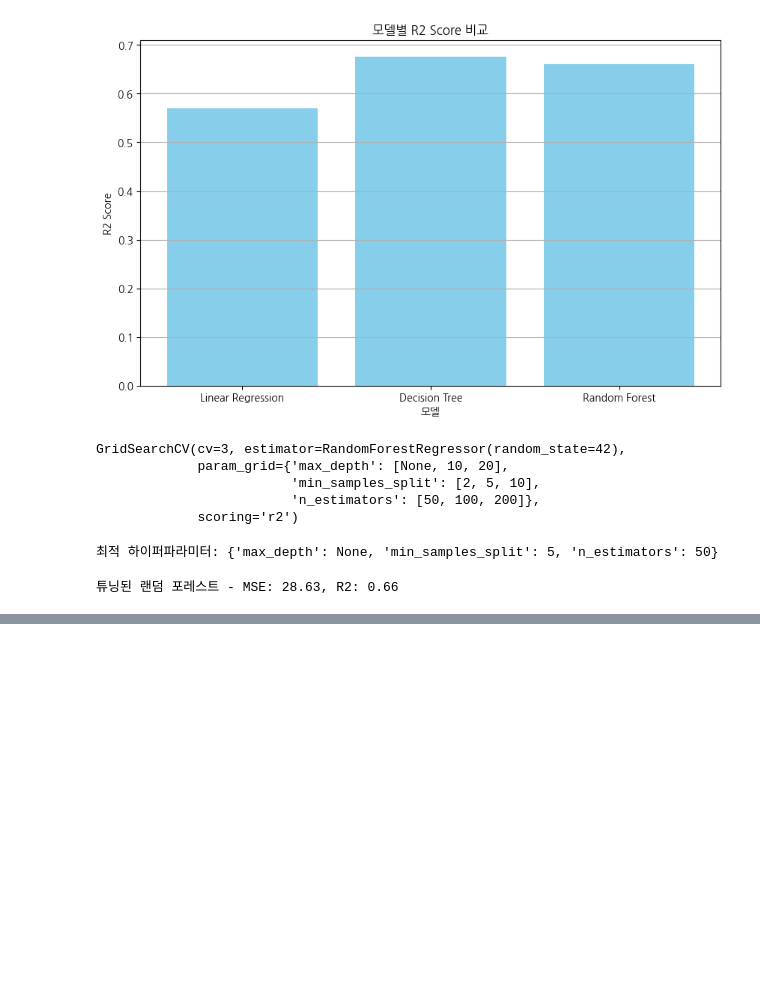
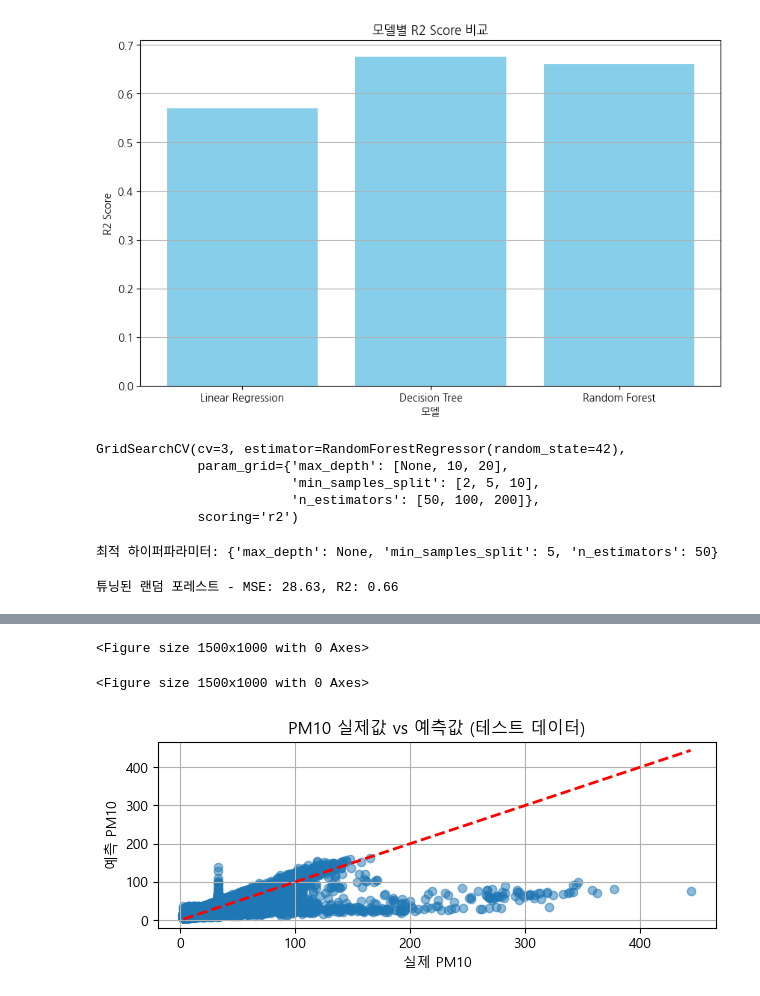
Before and after one commit to PlaidMoon99/AI_project, a Jupyter notebook: LinerRegression.ipynb, the cells around one changed output, grey strips where cells are left out. Saved outputs shown, nothing was run; the diff lists cells and outputs as text; code cells hidden in the pictures; blank space fills up the shorter version.

```diff
--- a/LinerRegression.ipynb
+++ b/LinerRegression.ipynb
@@ -1530,0 +1617,5 @@ print(f"튜닝된 랜덤 포레스트 - MSE: {tuned_rf_mse:.2f}, R2: {tuned_rf_r
+# %%
+# PM10 model
+features_pm10 = ['pm2.5', 'hour', 'day_of_week', 'month'] + [col for col in df_encoded.columns if col.startswith('area_')]
+X_pm10 = df_encoded[features_pm10]
+y_pm10 = df_encoded['pm10']
@@ -1530,0 +1628,10 @@ print(f"튜닝된 랜덤 포레스트 - MSE: {tuned_rf_mse:.2f}, R2: {tuned_rf_r
+# %%
+# 데이터 분할
+X_train_pm10, X_test_pm10, y_train_pm10, y_test_pm10 = train_test_split(X_pm10, y_pm10, test_size=0.2, random_state=42)
+X_train_pm25, X_test_pm25, y_train_pm25, y_test_pm25 = train_test_split(X_pm25, y_pm25, test_size=0.2, random_state=42)
+# %%
+# linearRegression
+model_pm10 = LinearRegression()
+model_pm25 = LinearRegression()
+model_pm10.fit(X_train_pm10, y_train_pm10)
+model_pm25.fit(X_train_pm25, y_train_pm25)
@@ -1530,0 +1640,4 @@ print(f"튜닝된 랜덤 포레스트 - MSE: {tuned_rf_mse:.2f}, R2: {tuned_rf_r
+# %%
+# prediction
+y_pred_pm10 = model_pm10.predict(X_test_pm10)
+y_pred_pm25 = model_pm25.predict(X_test_pm25)
@@ -1530,0 +1811,21 @@ print(f"튜닝된 랜덤 포레스트 - MSE: {tuned_rf_mse:.2f}, R2: {tuned_rf_r
+# %%
+# 실제값과 예측값 비교 시각화 (테스트 데이터 기준)
+plt.figure(figsize=(15, 10))
+# %% [output]
+<Figure size 1500x1000 with 0 Axes>
+<Figure size 1500x1000 with 0 Axes>
+# %%
+# PM10 비교
+plt.subplot(2, 1, 1)
+plt.scatter(y_test_pm10, y_pred_pm10, alpha=0.5)
+plt.plot([y_test_pm10.min(), y_test_pm10.max()],
+         [y_test_pm10.min(), y_test_pm10.max()],
+         'r--', lw=2)
+plt.xlabel('실제 PM10')
+plt.ylabel('예측 PM10')
+plt.title('PM10 실제값 vs 예측값 (테스트 데이터)')
+plt.grid(True)
+plt.tight_layout()
+plt.show()
+# %% [output]
+[figure, added]
```
Also changed, not shown: parts of 23 cells of this notebook, 1 other file.
